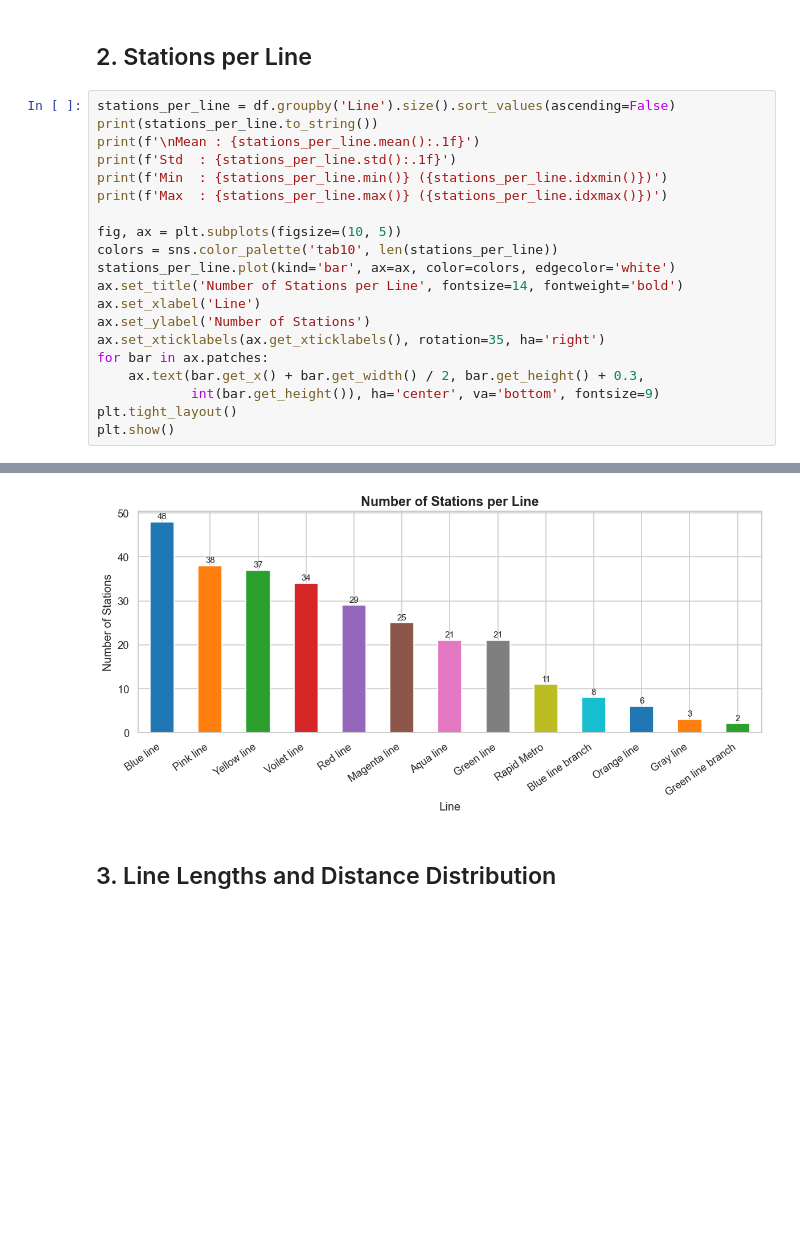
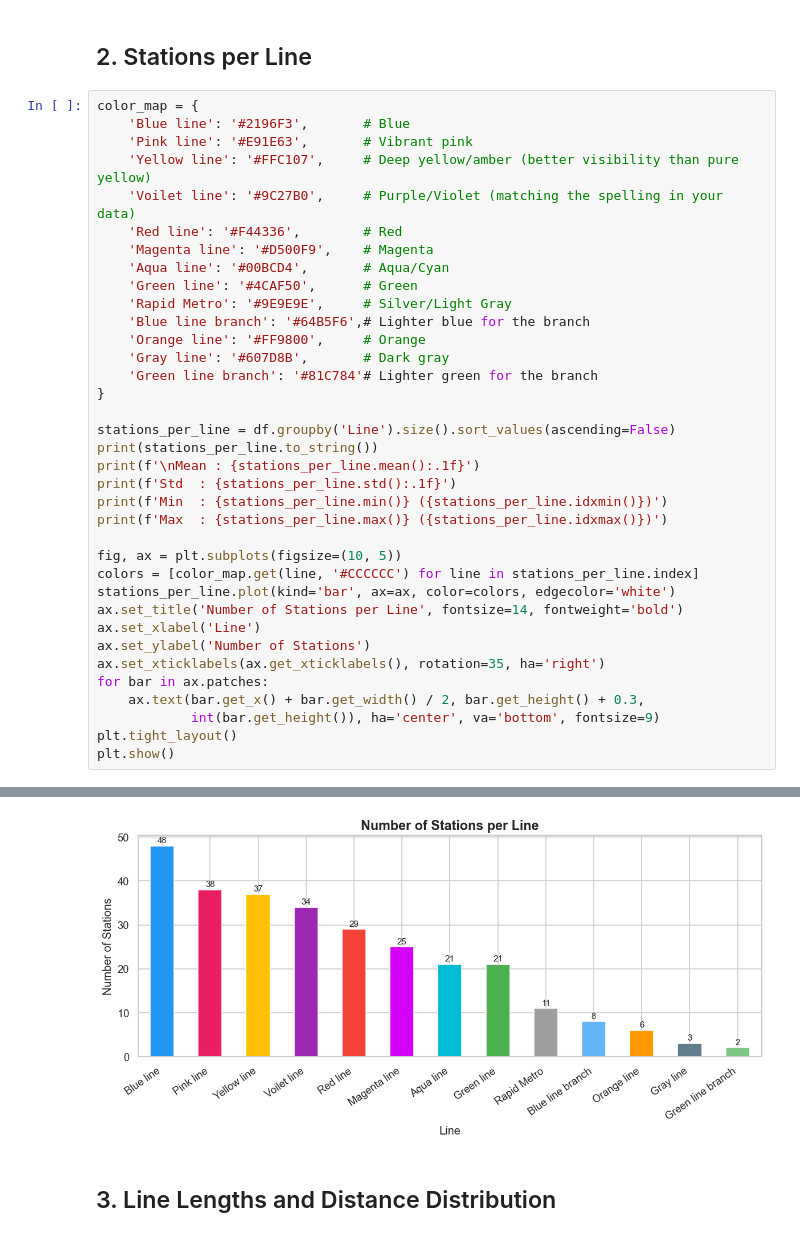
Before and after one commit to com-480-data-visualization/unCharted, a Jupyter notebook: data/dataExploration.ipynb, the cells around one changed output, grey strips where cells are left out. Cells and saved outputs as stored; diff of their text form; blank space fills up the shorter version.

```diff
--- a/data/dataExploration.ipynb
+++ b/data/dataExploration.ipynb
@@ -69,6 +74,22 @@ dtype: int64
 # %% [markdown]
 ## 2. Stations per Line
 # %%
+color_map = {
+    'Blue line': '#2196F3',       # Blue
+    'Pink line': '#E91E63',       # Vibrant pink
+    'Yellow line': '#FFC107',     # Deep yellow/amber (better visibility than pure yellow)
+    'Voilet line': '#9C27B0',     # Purple/Violet (matching the spelling in your data)
+    'Red line': '#F44336',        # Red
+    'Magenta line': '#D500F9',    # Magenta
+    'Aqua line': '#00BCD4',       # Aqua/Cyan
+    'Green line': '#4CAF50',      # Green
+    'Rapid Metro': '#9E9E9E',     # Silver/Light Gray
+    'Blue line branch': '#64B5F6',# Lighter blue for the branch
+    'Orange line': '#FF9800',     # Orange
+    'Gray line': '#607D8B',       # Dark gray
+    'Green line branch': '#81C784'# Lighter green for the branch
+}
+
 stations_per_line = df.groupby('Line').size().sort_values(ascending=False)
 print(stations_per_line.to_string())
 print(f'\nMean : {stations_per_line.mean():.1f}')
@@ -77,38 +98,38 @@ print(f'Min  : {stations_per_line.min()} ({stations_per_line.idxmin()})')
 print(f'Max  : {stations_per_line.max()} ({stations_per_line.idxmax()})')
 
 fig, ax = plt.subplots(figsize=(10, 5))
-colors = sns.color_palette('tab10', len(stations_per_line))
+colors = [color_map.get(line, '#CCCCCC') for line in stations_per_line.index]
 stations_per_line.plot(kind='bar', ax=ax, color=colors, edgecolor='white')
 ax.set_title('Number of Stations per Line', fontsize=14, fontweight='bold')
 ax.set_xlabel('Line')
 ax.set_ylabel('Number of Stations')
 ax.set_xticklabels(ax.get_xticklabels(), rotation=35, ha='right')
 for bar in ax.patches:
     ax.text(bar.get_x() + bar.get_width() / 2, bar.get_height() + 0.3,
             int(bar.get_height()), ha='center', va='bottom', fontsize=9)
 plt.tight_layout()
 plt.show()
 # %% [output]
 Line
 Blue line            48
 Pink line            38
 Yellow line          37
 Voilet line          34
 Red line             29
 Magenta line         25
 Aqua line            21
 Green line           21
 Rapid Metro          11
 Blue line branch      8
 Orange line           6
 Gray line             3
 Green line branch     2
 
 Mean : 21.8
 Std  : 15.0
 Min  : 2 (Green line branch)
 Max  : 48 (Blue line)
-[figure, old version]
+[figure, new version]
 # %% [markdown]
 ## 3. Line Lengths and Distance Distribution
 # %%
```
Also changed, not shown: parts of 3 cells of this notebook, 2 other files.
